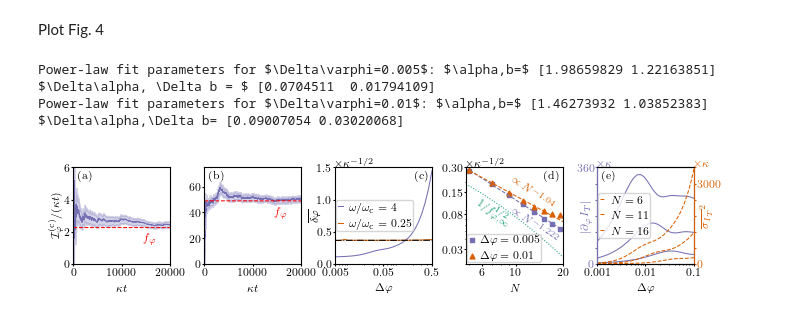
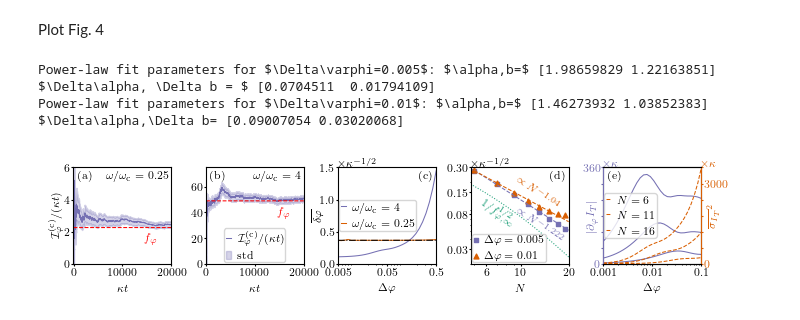
Before and after one commit to malikjirasek/optical-phase-estimation-with-the-boundary-time-crystal, a Jupyter notebook: Fig-4/est_err_count_plotting.ipynb, the cells around one changed output. Cells and saved outputs as stored; diff of their text form; code cells hidden in the pictures.

```diff
--- a/Fig-4/est_err_count_plotting.ipynb
+++ b/Fig-4/est_err_count_plotting.ipynb
@@ -94,7 +94,7 @@ Plot Fig. 4
 # %%
 fig, axs = plt.subplots(1, 5, figsize=(510/72.27, 1.55),
                         width_ratios=[1, 1, 1, 1, 1])
-plt.subplots_adjust(left=0.085, right=0.965, bottom=0.24, top=0.86, wspace=0.35)
+plt.subplots_adjust(left=0.055, right=0.945, bottom=0.24, top=0.86, wspace=0.35)
 
 colors=['#1b9e77','#d95f02','#7570b3']
 marker = ['o', 's', '^']
@@ -128,24 +128,29 @@ axs[0].set_xticklabels([0, r'$10000$', r'$20000$'])
 axs[0].yaxis.set_label_coords(-0.1, 0.5)
 axs[0].text(0.05, 0.97, '(a)', transform=axs[0].transAxes,
             horizontalalignment='left', verticalalignment='top')
+axs[0].text(0.97, 0.97, r'$\omega/\omega_\mathrm{c}=0.25$', transform=axs[0].transAxes,
+            horizontalalignment='right', verticalalignment='top')
 
 #------------------------------------------------------------------------------#
 # Fig. 4(b)
 
-axs[1].plot(df2["t"], df2["FI"]/df2["t"], color=colors[2])
+axs[1].plot(df2["t"], df2["FI"]/df2["t"], color=colors[2], label=r'$\mathcal{I}^\mathrm{(c)}_\varphi / (\kappa t)$')
 axs[1].fill_between(df2["t"], (df2["FI"]-df2["std"])/df2["t"],
-                    (df2["FI"]+df2["std"])/df2["t"], alpha=0.3, color=colors[2])
+                    (df2["FI"]+df2["std"])/df2["t"], alpha=0.3, color=colors[2], label='std')
 axs[1].plot(df2["t"], QFI[1][2]*np.ones(len(df2["t"])),
             color='r', linestyle='dashed')
 axs[1].text(1.45e4, QFI[1][2] - 5, r'$f_\varphi$', fontsize=8,
             color='r', verticalalignment='top')
 axs[1].set_xlabel(r"$\kappa t$")
+axs[1].legend(fontsize=8, handletextpad=0.5, loc='lower center', handlelength=0.5, borderaxespad=0.1)
 axs[1].set_xlim([-100, 2e4])
 axs[1].set_ylim([0, 75])
 axs[1].set_xticks([0, 10000, 20000])
 axs[1].set_xticklabels([0, r'$10000$', r'$20000$'])
 axs[1].text(0.05, 0.97, '(b)', transform=axs[1].transAxes,
             horizontalalignment='left', verticalalignment='top')
+axs[1].text(0.97, 0.97, r'$\omega/\omega_\mathrm{c}=4$', transform=axs[1].transAxes,
+            horizontalalignment='right', verticalalignment='top')
 
 #------------------------------------------------------------------------------#
 # Fig. 4(c)
@@ -271,31 +276,31 @@ axs[4].set_xlim([1e-3, 1e-1])
 axs[4].set_xticklabels([1e-3, 1e-2, 1e-1])
 axs[4].set_ylim([0,3.6e2])
 axs[4].set_yticks([0,60,120,180,240,300,360])
 axs[4].set_yticklabels([0,'','','','','',360])
 ax_twin.set_ylim([0,3600])
 ax_twin.set_yticks([0,600,1200,1800,2400,3000,3600])
 ax_twin.set_yticklabels([0,'','','','',3000,''])
 
 ax_twin.spines['left'].set_color(colors[2])
 axs[4].tick_params(axis='y', colors=colors[2], which='both')
 ax_twin.spines['right'].set_color(colors[1])
 ax_twin.tick_params(axis='y', colors=colors[1], which='both')
 
 axs[4].set_xlabel(r'$\Delta\varphi$')
 axs[4].yaxis.set_label_coords(-0.05, 0.5)
 ax_twin.yaxis.set_label_coords(1.05, 0.5)
 axs[4].text(0.05, 0.97, '(e)', transform=axs[4].transAxes,
             horizontalalignment='left', verticalalignment='top')
 axs[4].text(0, 1, r'$\times \kappa$', color=colors[2],
             transform=axs[4].transAxes, horizontalalignment='left',
             verticalalignment='bottom')
 ax_twin.text(1, 1, r'$\times \kappa$', color=colors[1],
              transform=ax_twin.transAxes, horizontalalignment='left',
              verticalalignment='bottom')
 ax_twin.legend(loc='center left', fontsize=8, handletextpad=0.5, handlelength=0.5, borderaxespad=0.1)
 
 fig.savefig('est_err_abs.pdf', dpi=1000)
 # %% [output]
 Power-law fit parameters for $\Delta\varphi=0.005$: $\alpha,b=$ [1.98659829 1.22163851] $\Delta\alpha, \Delta b = $ [0.0704511  0.01794109]
 Power-law fit parameters for $\Delta\varphi=0.01$: $\alpha,b=$ [1.46273932 1.03852383] $\Delta\alpha,\Delta b= [0.09007054 0.03020068]
-[figure, old version]
+[figure, new version]
```
Also changed, not shown: 2 other files.
